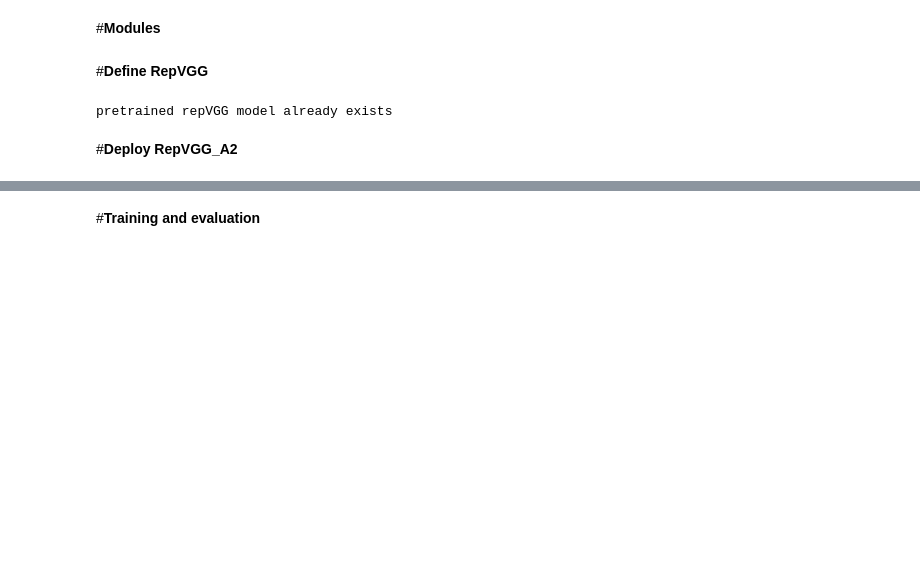
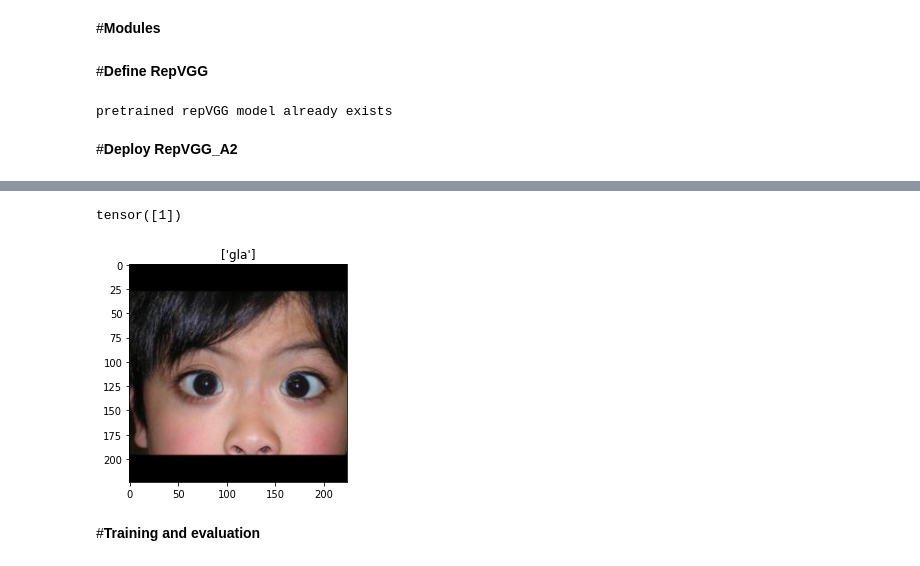
Before and after one commit to ykitaguchi77/CongenitalGlaucoma_AI_project, a Jupyter notebook: DataSplit(stratified_one_subject_leave_out)1.2.ipynb, the cells around one changed output, grey strips where cells are left out. Saved outputs shown, nothing was run; the diff lists cells and outputs as text; code cells hidden in the pictures; blank space fills up the shorter version.

```diff
--- a/DataSplit(stratified_one_subject_leave_out)1.2.ipynb
+++ b/DataSplit(stratified_one_subject_leave_out)1.2.ipynb
@@ -131,7 +134,7 @@ print(len(cont_dataset_path))
 # %% [output]
 '\n------test_dataset[0]\n  |\n  |---train_dataset_gla[0]----0\n  |                        |--1\n  |                        |--2\n  |                        |--3\n  |                        |--4\n  |- ...
 # %%
-train_dataset_gla, val_dataset_gla,train_dataset_cont, val_dataset_cont, test_dataset, test_dataset_label = [], [], [], [], [], []
+train_dataset_gla, val_dataset_gla,train_dataset_cont, val_dataset_cont, testset, testset_label = [], [], [], [], [], []
 
 #まずglaのデータセットから1人分を抜き出す（LeaveOneGroupOut)
 # one group leave out 見本
@@ -150,8 +153,8 @@ for remain_index, test_index in logo.split(gla_dataset_path, gla_classes, gla_id
     #print("test: "+gla_id_test[0])
     #print("TRAIN:", remain_index, "TEST:", test_index)
     #print(gla_dataset_path_test[0])
-    test_dataset.append(gla_dataset_path_test.tolist())
-    test_dataset_label.append(list(itertools.repeat(1, len(gla_dataset_path_test))))
+    testset.append(gla_dataset_path_test.tolist())
+    testset_label.append(list(itertools.repeat(1, len(gla_dataset_path_test))))
 
     #抜き出した残りのglaについてStratified group 5-foldをかける
     # example of stratified group Kfold　見本
@@ -211,8 +214,8 @@ for remain_index, test_index in logo.split(cont_dataset_path, cont_classes, cont
     cont_classes_remain, cont_classes_test = cont_classes[remain_index], cont_classes[test_index]
     cont_id_remain, cont_id_test = cont_id[remain_index], cont_id[test_index]
     #print(cont_dataset_path_test[0])
-    test_dataset.append(cont_dataset_path_test.tolist())
-    test_dataset_label.append(list(itertools.repeat(0, len(gla_dataset_path_test))))
+    testset.append(cont_dataset_path_test.tolist())
+    testset_label.append(list(itertools.repeat(0, len(cont_dataset_path_test))))
 
     #抜き出した残りのcontについてStratified group 5-foldをかける
 
@@ -242,7 +245,8 @@ print(len(train_dataset_gla))
 print(len(val_dataset_gla))
 print(len(train_dataset_cont))
 print(len(val_dataset_cont))
-print(len(test_dataset))
+print(len(testset))
+print(len(testset_label))
 # %% [output]
 660
 660
@@ -254,7 +256,0 @@ train_dataset_gla
-# %%
-#毎回データセットを読み込むのは時間が掛かるので、上のカラムの結果を転記しておく
-train_dataset_gla =
-val_dataset_gla =
-train_dataset_cont =
-val_dataset_cont =
-test_dataset =
@@ -1009,2 +998,48 @@ optimizer_ft = RangerAdaBelief(model_ft.parameters(), lr=1e-3, eps=1e-12, betas=
+# %%
+pt=1
+fold=0
+train_list = train_dataset_gla[pt][fold] + train_dataset_cont[pt][fold]
+train_list_label = list(itertools.repeat(1, len(train_dataset_gla[pt][fold])))+list(itertools.repeat(0, len(train_dataset_cont[pt][fold])))
+val_list = val_dataset_gla[pt][fold] + val_dataset_cont[pt][fold]
+val_list_label = list(itertools.repeat(1, len(val_dataset_gla[pt][fold])))+list(itertools.repeat(0, len(val_dataset_cont[pt][fold])))
+test_list = testset[pt]
+test_list_label = testset_label[pt]
+
+train_dataset = SimpleImageDataset(train_list, train_list_label, train_data_transforms)
+val_dataset = SimpleImageDataset(val_list, val_list_label, val_data_transforms)
+test_dataset = SimpleImageDataset(test_list, test_list_label, test_data_transforms)
+
+train_loader = DataLoader(train_dataset, batch_size = 4, shuffle = True)
+val_loader = DataLoader(val_dataset, batch_size = 4, shuffle = True)
+test_loader = DataLoader(test_dataset, batch_size = 1, shuffle = False)
+
+
+
+#少数の画像を可視化
+def imshow(inp, title=None):
+    """Imshow for Tensor."""
+
+    inp = inp.numpy().transpose((1, 2, 0))
+    mean = np.array([0.485, 0.456, 0.406])
+    std = np.array([0.229, 0.224, 0.225])
+    inp = std * inp + mean
+    inp = np.clip(inp, 0, 1)
+    plt.imshow(inp)
+    if title is not None:
+        plt.title(title)
+    plt.pause(0.001)  # pause a bit so that plots are updated
+
+# Get a batch of training data
+inputs, classes = next(iter(test_loader))
+print(classes)
+
+# Make a grid from batch
+out = torchvision.utils.make_grid(inputs)
+
+class_names = ["cont", "gla"]
+imshow(out, title=[class_names[x] for x in classes])
+# %% [output]
+tensor([1])
+[figure, added]
 # %% [markdown]
 #**Training and evaluation**
```
Also changed, not shown: parts of 15 cells of this notebook.
